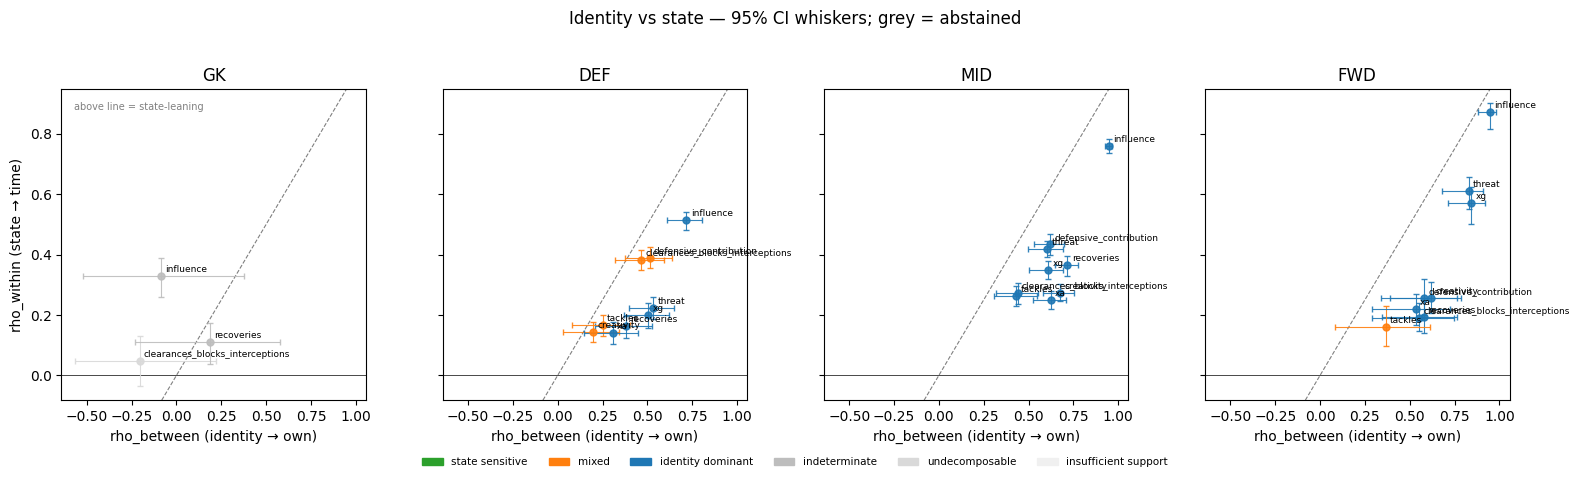
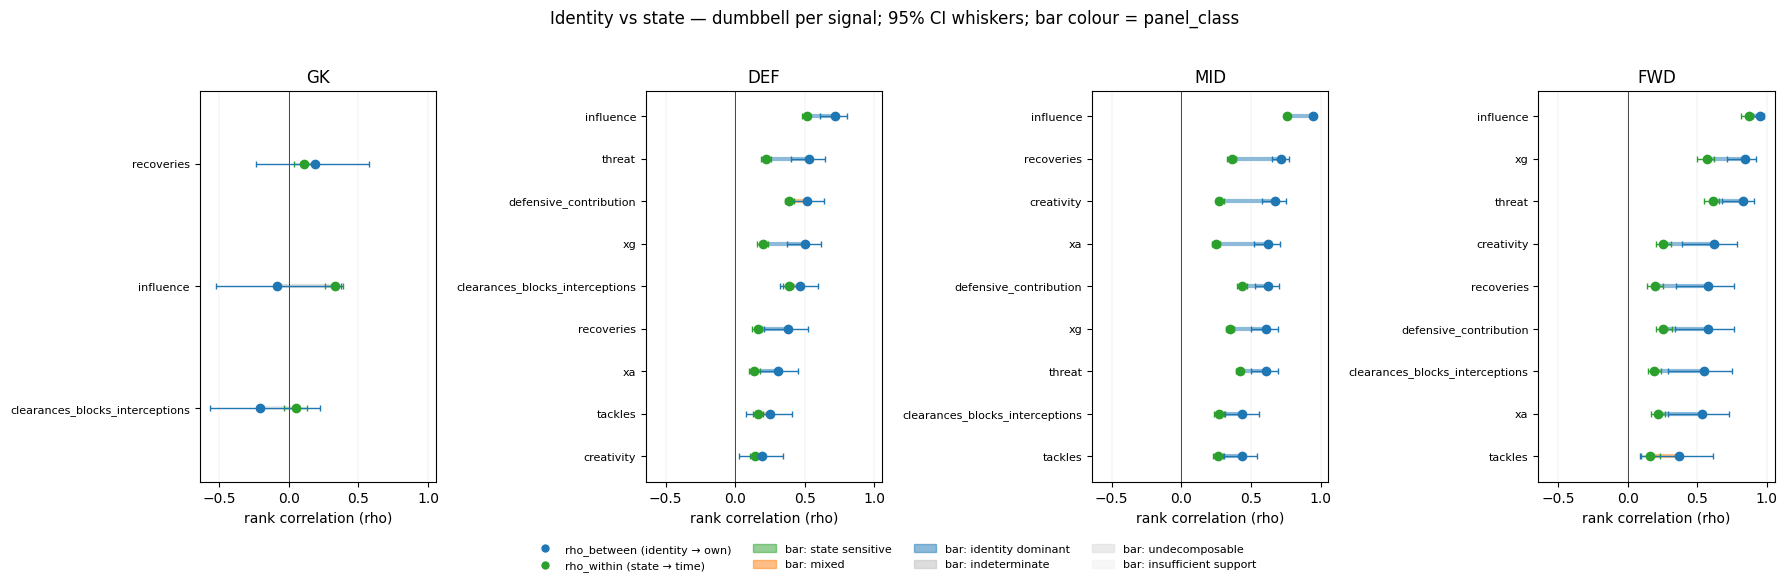
Code edit (unified diff) that turned the first committed figure into the second:
--- before
+++ after
@@ -1,27 +1,46 @@
-# rho_between (identity) vs rho_within (state), 95% CI whiskers, coloured by the CI-gated class.
-fig, axes = plt.subplots(1, 4, figsize=(16, 4.4), sharex=True, sharey=True)
+# Dumbbell plot: per signal, rho_between (identity) vs rho_within (state) with 95% CI whiskers.
+# Signal names on the y-axis (no label collisions); the connecting bar is coloured by panel_class,
+# so "identity wins" reads as the between-dot sitting to the right of the within-dot on every row.
+BETWEEN_C, WITHIN_C = "#1f77b4", "#2ca02c"  # identity dot / state dot
+fig, axes = plt.subplots(1, 4, figsize=(18, 5.2), sharex=True)
 for ax, p in zip(axes, POSITIONS):
-    pos_tbl = split_tbl[split_tbl.position == p]
-    ax.axline((0, 0), slope=1, color="grey", linewidth=0.8, linestyle="--")
-    ax.axhline(0, color="black", linewidth=0.5)
-    for _, r in pos_tbl.iterrows():
+    pos_tbl = split_tbl[split_tbl.position == p].copy()
+    pos_tbl = pos_tbl.sort_values("rho_between", ascending=True)  # strongest identity at top
+    ylabels, ypos = [], []
+    for y, (_, r) in enumerate(pos_tbl.iterrows()):
+        ylabels.append(r["signal"])
+        ypos.append(y)
         if pd.isna(r["rho_between"]) or pd.isna(r["rho_between_ci"][0]):
-            continue  # insufficient_support: no point/CI to plot
+            ax.annotate("abstained (no support)", (0.02, y), fontsize=7, va="center", color="#bdbdbd")
+            continue
         rho_b, rho_w = r["rho_between"], r["rho_within"]
-        xerr = [[max(0.0, rho_b - r["rho_between_ci"][0])], [max(0.0, r["rho_between_ci"][1] - rho_b)]]
-        yerr = [[max(0.0, rho_w - r["rho_within_ci"][0])], [max(0.0, r["rho_within_ci"][1] - rho_w)]]
-        colour = CLASS_COLOURS.get(r["panel_class"], "#bdbdbd")
-        ax.errorbar(rho_b, rho_w, xerr=xerr, yerr=yerr, fmt="o", ms=5, color=colour,
-                    ecolor=colour, elinewidth=0.8, capsize=2, alpha=0.9)
-        ax.annotate(r["signal"], (rho_b, rho_w), fontsize=6.5, xytext=(3, 3), textcoords="offset points")
+        bar_c = CLASS_COLOURS.get(r["panel_class"], "#bdbdbd")
+        # connecting bar coloured by the CI-gated class (grey = abstention)
+        ax.plot([rho_w, rho_b], [y, y], color=bar_c, linewidth=3, alpha=0.5, zorder=1)
+        # within (state) dot + CI
+        xerr_w = [[max(0.0, rho_w - r["rho_within_ci"][0])], [max(0.0, r["rho_within_ci"][1] - rho_w)]]
+        ax.errorbar(rho_w, y, xerr=xerr_w, fmt="o", ms=6, color=WITHIN_C,
+                    ecolor=WITHIN_C, elinewidth=1.0, capsize=2, zorder=3)
+        # between (identity) dot + CI
+        xerr_b = [[max(0.0, rho_b - r["rho_between_ci"][0])], [max(0.0, r["rho_between_ci"][1] - rho_b)]]
+        ax.errorbar(rho_b, y, xerr=xerr_b, fmt="o", ms=6, color=BETWEEN_C,
+                    ecolor=BETWEEN_C, elinewidth=1.0, capsize=2, zorder=3)
+    ax.axvline(0, color="black", linewidth=0.5)
+    ax.set_yticks(ypos)
+    ax.set_yticklabels(ylabels, fontsize=8)
+    ax.set_ylim(-0.6, len(ypos) - 0.4)
     ax.set_title(p)
-    ax.set_xlabel("rho_between (identity → own)")
-axes[0].set_ylabel("rho_within (state → time)")
-axes[0].text(0.04, 0.96, "above line = state-leaning", transform=axes[0].transAxes,
-             fontsize=7, va="top", color="grey")
+    ax.set_xlabel("rank correlation (rho)")
+    ax.grid(axis="x", linewidth=0.3, alpha=0.4)
 
-legend = [Patch(color=c, label=k.replace("_", " ")) for k, c in CLASS_COLOURS.items()]
-fig.legend(handles=legend, loc="lower center", ncol=6, fontsize=7.5, frameon=False, bbox_to_anchor=(0.5, -0.04))
-fig.suptitle("Identity vs state — 95% CI whiskers; grey = abstained", y=1.02)
+# Legend: dot meanings + class colour of the connecting bar.
+dot_legend = [
+    plt.Line2D([0], [0], marker="o", color="w", markerfacecolor=BETWEEN_C, ms=7, label="rho_between (identity → own)"),
+    plt.Line2D([0], [0], marker="o", color="w", markerfacecolor=WITHIN_C, ms=7, label="rho_within (state → time)"),
+]
+bar_legend = [Patch(color=c, alpha=0.5, label=f"bar: {k.replace('_', ' ')}") for k, c in CLASS_COLOURS.items()]
+fig.legend(handles=dot_legend + bar_legend, loc="lower center", ncol=4, fontsize=8,
+           frameon=False, bbox_to_anchor=(0.5, -0.08))
+fig.suptitle("Identity vs state — dumbbell per signal; 95% CI whiskers; bar colour = panel_class", y=1.02)
 plt.tight_layout()
 plt.show()

Commit: docs(panel): inline comments on the cluster-bootstrap loop; Q1b dumbbell plot